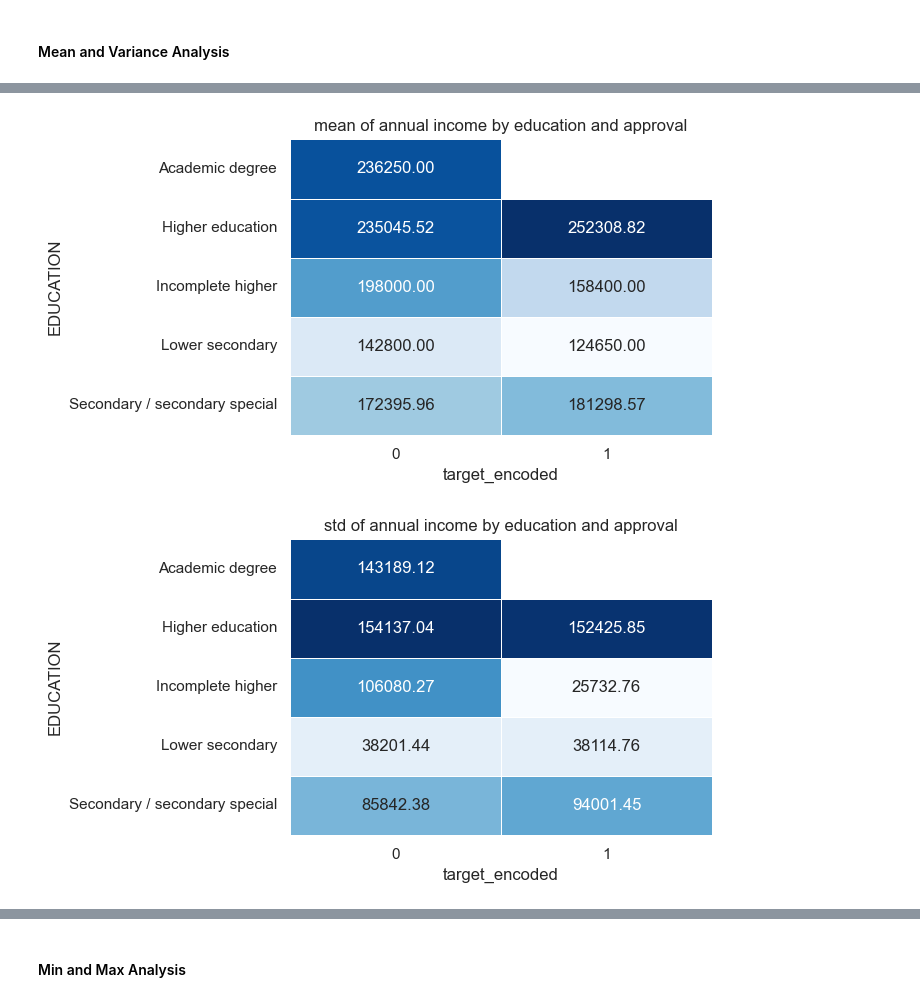
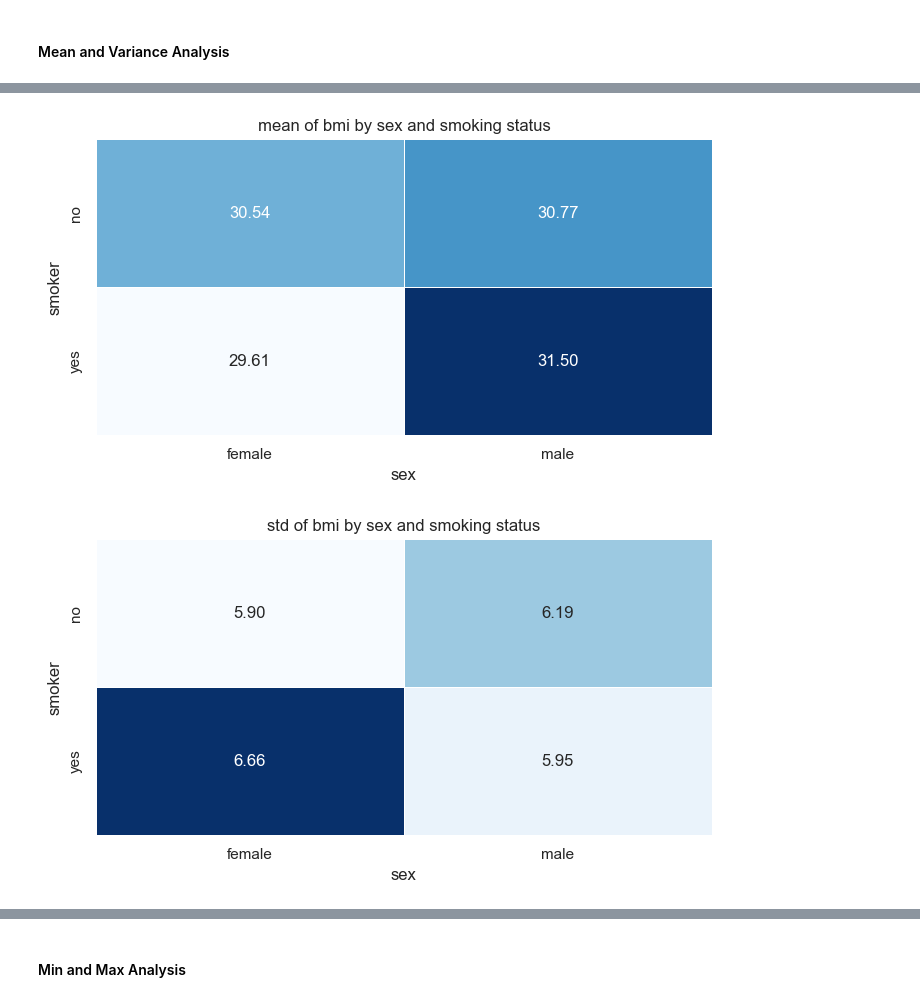
Before and after one commit to DerekSanchez/Medical-Cost-Regression, a Jupyter notebook: notebooks/EDA.ipynb, the cells around one changed output, grey strips where cells are left out. Cells and saved outputs as stored; diff of their text form; code cells hidden in the pictures.

```diff
--- a/notebooks/EDA.ipynb
+++ b/notebooks/EDA.ipynb
@@ -535,0 +570,27 @@ plt.show()
+# %%
+# region vs sex (age)
+aggregate = ['mean', 'std']
+
+for agg in aggregate:
+    pivot_table = pd.pivot_table(
+        df,
+        values = 'age', # numerical
+        index = 'sex', # categorical
+        columns = 'region', # categorical
+        aggfunc = agg
+    )
+
+    plt.figure(figsize = (7, 4))
+
+    sns.heatmap(
+        pivot_table,
+        annot = True,
+        fmt = '.2f',
+        linewidths = 0.5,
+        cmap = 'Blues',
+        cbar = False)
+
+    plt.title(f'{agg} of age by sex and region')
+
+    plt.tight_layout()
+    plt.show()
@@ -536,30 +600,30 @@ plt.show()
 # %%
-# approval vs education (Annual_Income)
+# sex vs smoking status (bmi)
 aggregate = ['mean', 'std']
 
 for agg in aggregate:
     pivot_table = pd.pivot_table(
         df,
-        values = 'Annual_income', # numerical
-        index = 'EDUCATION', # categorical
-        columns = 'target_encoded', # target
+        values = 'bmi', # numerical
+        index = 'smoker', # categorical
+        columns = 'sex', # target
         aggfunc = agg
     )
 
     plt.figure(figsize = (7, 4))
 
     sns.heatmap(
         pivot_table,
         annot = True,
         fmt = '.2f',
         linewidths = 0.5,
         cmap = 'Blues',
         cbar = False)
 
-    plt.title(f'{agg} of annual income by education and approval')
+    plt.title(f'{agg} of bmi by sex and smoking status')
 
     plt.tight_layout()
     plt.show()
 # %% [output]
-[figure, old version]
+[figure, new version]
-[figure, old version]
+[figure, new version]
```
Also changed, not shown: parts of 10 cells of this notebook.
